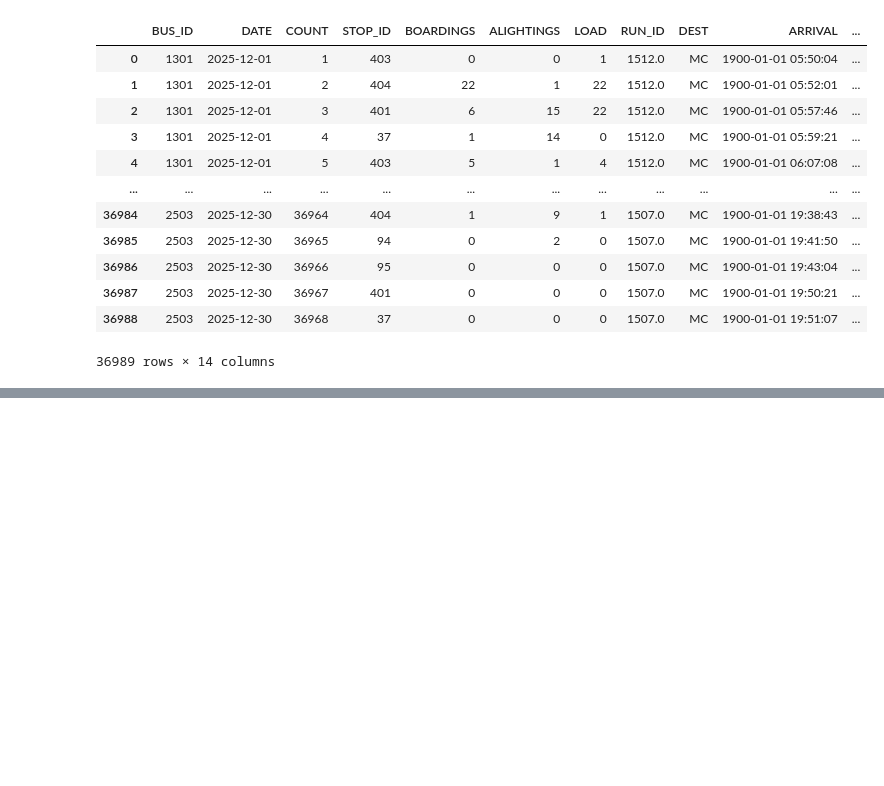
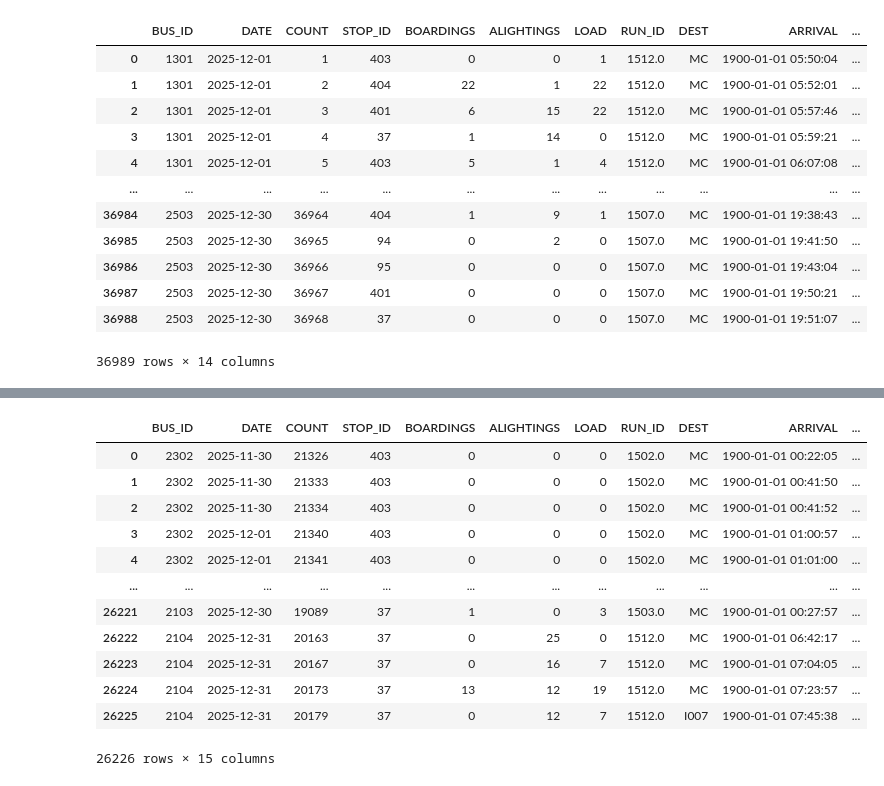
Before and after one commit to morgan1461/WMC-dashboard, a Jupyter notebook: main.ipynb, the cells around one changed output, grey strips where cells are left out. Cells and saved outputs as stored; diff of their text form; code cells hidden in the pictures; blank space fills up the shorter version.

Commit message:
Calculate the headway for each stop and combine into one dataframe for metric calculation

```diff
--- a/main.ipynb
+++ b/main.ipynb
@@ -283,4 +283,6 @@ mc_busstate_consolidated
 36989 rows × 14 columns
 # %%
 # mc_busstate_consolidated['DWELL']
+mc_busstate_consolidated['DATE'] = pd.to_datetime(mc_busstate_consolidated['DATE'], format = "%Y-%m-%d")
+mc_busstate_consolidated.info()
 # %% [output]
@@ -298,0 +338,16 @@ np.int64(0)
+# %%
+carmack_2_id = 403
+carmack_3_id = 404
+university_hospital_id = 401
+doan_hall_id = 37
+
+carmack_2_hw = calculate_headway(mc_busstate_consolidated, carmack_2_id)
+carmack_3_hw = calculate_headway(mc_busstate_consolidated, carmack_3_id)
+university_hospital_hw = calculate_headway(mc_busstate_consolidated, university_hospital_id)
+doan_hall_hw = calculate_headway(mc_busstate_consolidated, doan_hall_id)
+# %%
+# combine all headways into one df for metrics calculation
+combined_hw = pd.concat([carmack_2_hw, carmack_3_hw, university_hospital_hw, doan_hall_hw], ignore_index = True)
+
+(combined_hw['HEADWAY'].dt.total_seconds() / 60).mean() # should be the average headway across all 4 stops for month of Dec in minutes.
+(combined_hw['HEADWAY'].dt.total_seconds() / 60).median() # should be the median headway across all 4 stops for month of Dec in minutes.
@@ -298,0 +368,16 @@ np.int64(0)
+# %%
+combined_hw
+# %% [output]
+|  | BUS_ID | DATE | COUNT | STOP_ID | BOARDINGS | ALIGHTINGS | LOAD | RUN_ID | DEST | ARRIVAL | ... |
+| 0 | 2302 | 2025-11-30 | 21326 | 403 | 0 | 0 | 0 | 1502.0 | MC | 1900-01-01 00:22:05 | ... |
+| 1 | 2302 | 2025-11-30 | 21333 | 403 | 0 | 0 | 0 | 1502.0 | MC | 1900-01-01 00:41:50 | ... |
+| 2 | 2302 | 2025-11-30 | 21334 | 403 | 0 | 0 | 0 | 1502.0 | MC | 1900-01-01 00:41:52 | ... |
+| 3 | 2302 | 2025-12-01 | 21340 | 403 | 0 | 0 | 0 | 1502.0 | MC | 1900-01-01 01:00:57 | ... |
+| 4 | 2302 | 2025-12-01 | 21341 | 403 | 0 | 0 | 0 | 1502.0 | MC | 1900-01-01 01:01:00 | ... |
+| ... | ... | ... | ... | ... | ... | ... | ... | ... | ... | ... | ... |
+| 26221 | 2103 | 2025-12-30 | 19089 | 37 | 1 | 0 | 3 | 1503.0 | MC | 1900-01-01 00:27:57 | ... |
+| 26222 | 2104 | 2025-12-31 | 20163 | 37 | 0 | 25 | 0 | 1512.0 | MC | 1900-01-01 06:42:17 | ... |
+| 26223 | 2104 | 2025-12-31 | 20167 | 37 | 0 | 16 | 7 | 1512.0 | MC | 1900-01-01 07:04:05 | ... |
+| 26224 | 2104 | 2025-12-31 | 20173 | 37 | 13 | 12 | 19 | 1512.0 | MC | 1900-01-01 07:23:57 | ... |
+| 26225 | 2104 | 2025-12-31 | 20179 | 37 | 0 | 12 | 7 | 1512.0 | I007 | 1900-01-01 07:45:38 | ... |
+26226 rows × 15 columns
```
Also changed, not shown: parts of 5 cells of this notebook.
